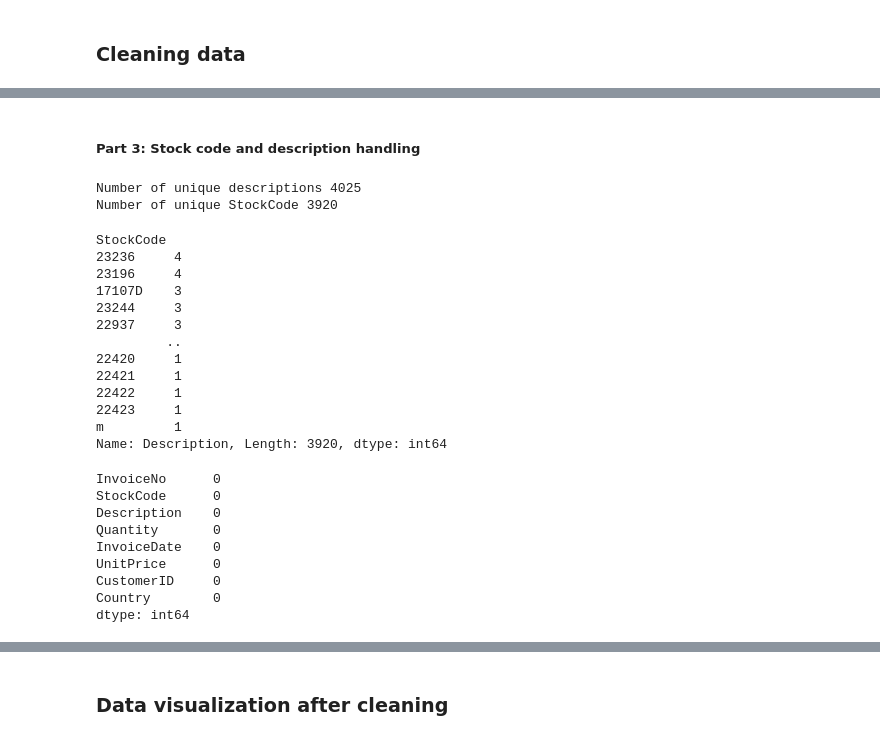
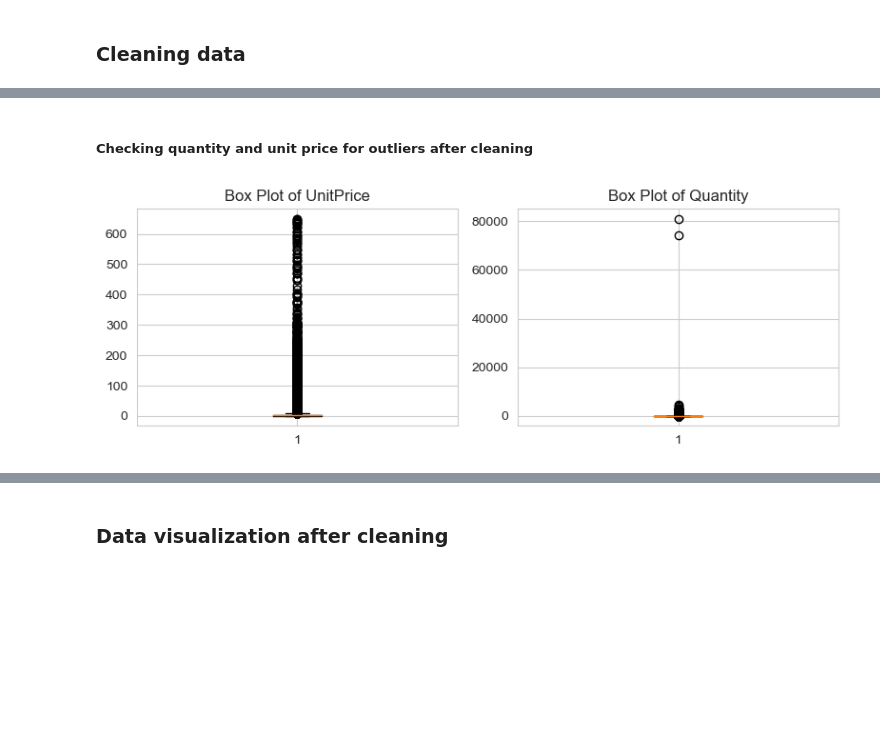
Before and after one commit to alaaodeh95/DMA1, a Jupyter notebook: Data Analysis.ipynb, the cells around one changed output, grey strips where cells are left out. Cells and saved outputs as stored; diff of their text form; code cells hidden in the pictures; blank space fills up the shorter version.

```diff
--- a/Data Analysis.ipynb
+++ b/Data Analysis.ipynb
@@ -69,0 +204,3 @@ After Assigning "UnknownId" : 0
+# %%
+# Remove records with single-word descriptions except 'SOMBRERO '
+df = df[(df['Description'].str.strip().str.contains(' ')) | (df['Description'].str.strip() == 'SOMBRERO')]
@@ -97,0 +242,3 @@ missing_data.head(15)
+# %%
+# Filter the DataFrame for UnitPrice in the range 0 < x < 650
+df = df[(df['UnitPrice'] > 0) & (df['UnitPrice'] < 650)]
@@ -159,52 +279,0 @@ print(invoices_with_zero_quantities[['InvoiceNo','Quantity']])
-# %%
-df = df[df["Quantity"] > 0]
-df = df[~df['StockCode'].isin(['M', 'D', 'B'])]
-# %% [markdown]
-##### Part 3: Stock code and description handling
-# %%
-print(f'Number of unique descriptions {df["Description"].nunique()}')
-print(f'Number of unique StockCode {df["StockCode"].nunique()}')
-df.groupby("StockCode")["Description"].nunique().sort_values(ascending = False)
-# %% [output]
-Number of unique descriptions 4025
-Number of unique StockCode 3920
-StockCode
-23236     4
-23196     4
-17107D    3
-23244     3
-22937     3
-         ..
-22420     1
-22421     1
-22422     1
-22423     1
-m         1
-Name: Description, Length: 3920, dtype: int64
-# %%
-# Filter out rows where Description is not missing
-non_missing_descriptions = df.dropna(subset=['Description'])
-
-# Create a dictionary mapping StockCode to Description
-stockcode_description_mapping = non_missing_descriptions.drop_duplicates(subset='StockCode').set_index('StockCode')['Description'].to_dict()
-
-# Fill missing descriptions in the original dataset
-df['Description'] = df.apply(
-    lambda row: stockcode_description_mapping[row['StockCode']] if pd.isna(row['Description']) and row['StockCode'] in stockcode_description_mapping else row['Description'],
-    axis=1
-)
-
-# Dropping 'POSTAGE' products since it's irrelevant
-df = df[~df['Description'].isin(['POSTAGE','DOTCOM POSTAGE'])]
-
-df.isna().sum()
-# %% [output]
-InvoiceNo      0
-StockCode      0
-Description    0
-Quantity       0
-InvoiceDate    0
-UnitPrice      0
-CustomerID     0
-Country        0
-dtype: int64
@@ -210,0 +282,21 @@ dtype: int64
+# %% [markdown]
+##### Checking quantity and unit price for outliers after cleaning
+# %%
+# Create a figure with a specific size
+plt.figure(figsize=(8, 3))
+
+# Box plot for 'UnitPrice'
+plt.subplot(1, 2, 1)  # 1 row, 2 columns, 1st subplot
+plt.boxplot(df['UnitPrice'].dropna())
+plt.title('Box Plot of UnitPrice')
+
+# Box plot for 'Quantity'
+plt.subplot(1, 2, 2)  # 1 row, 2 columns, 2nd subplot
+plt.boxplot(df['Quantity'].dropna())
+plt.title('Box Plot of Quantity')
+
+# Adjust layout for better display
+plt.tight_layout()
+plt.show()
+# %% [output]
+[figure, added]
```
Also changed, not shown: parts of 47 cells of this notebook, 6 other files.
